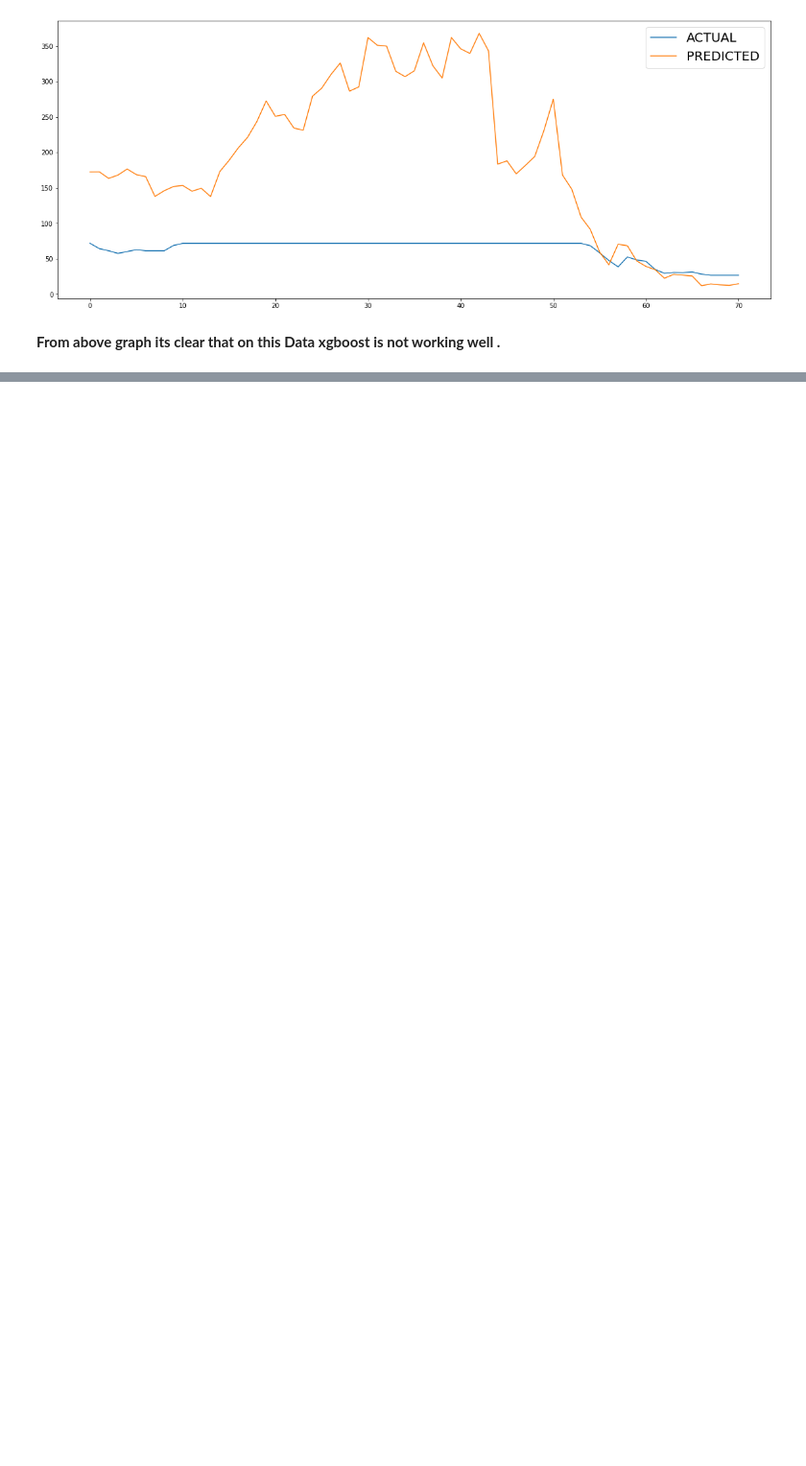
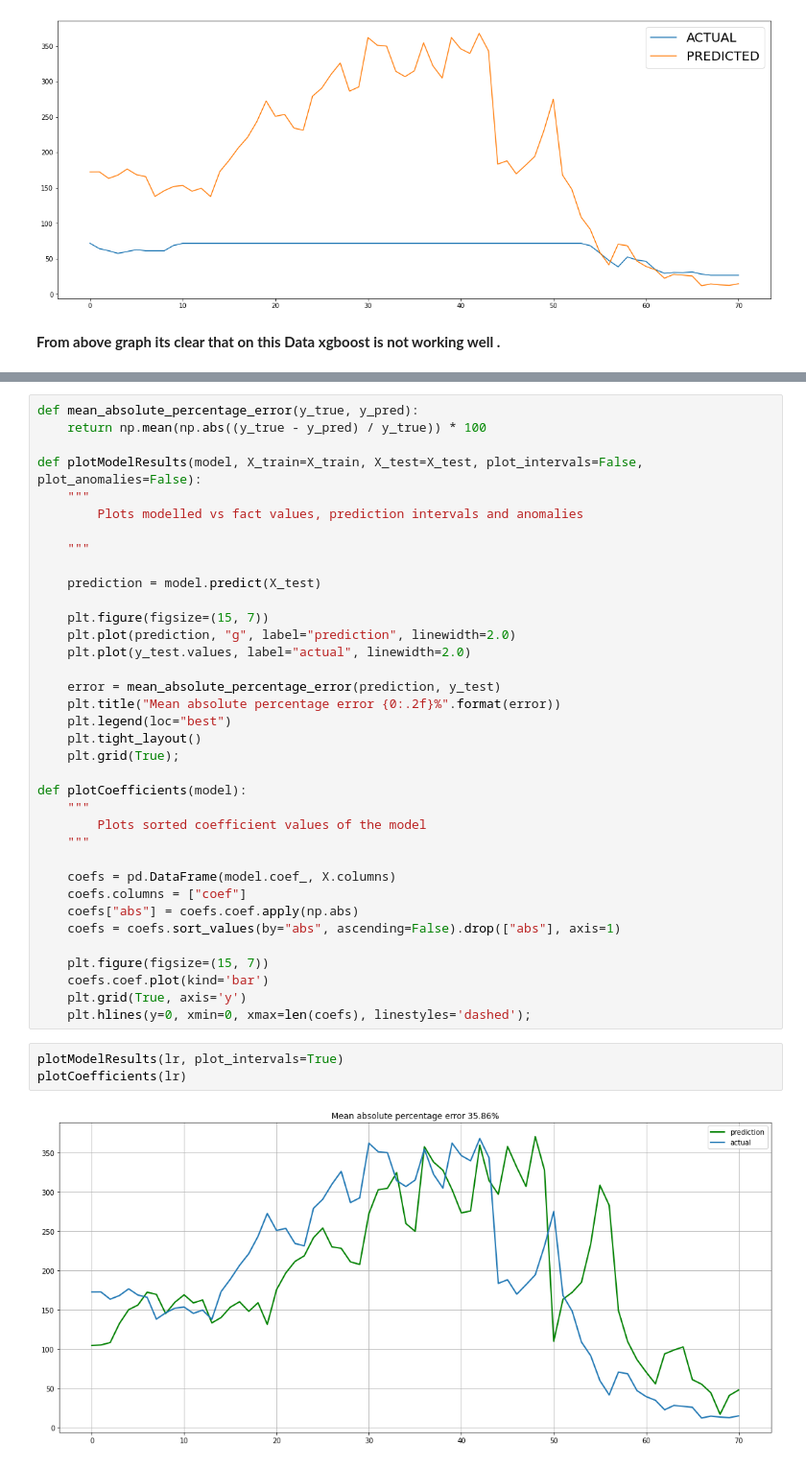
Before and after one commit to MiteshBhanushali/YesBankCloseStockPrice, a Jupyter notebook: Yes_Bank_Closing_Stock_Prediction.ipynb, the cells around one changed output, grey strips where cells are left out. Shown at 96% size. Cells and saved outputs as stored; diff of their text form; blank space fills up the shorter version.

```diff
--- a/Yes_Bank_Closing_Stock_Prediction.ipynb
+++ b/Yes_Bank_Closing_Stock_Prediction.ipynb
@@ -487,0 +596,41 @@ Evaluation Graph
+# %%
+def mean_absolute_percentage_error(y_true, y_pred):
+    return np.mean(np.abs((y_true - y_pred) / y_true)) * 100
+
+def plotModelResults(model, X_train=X_train, X_test=X_test, plot_intervals=False, plot_anomalies=False):
+    """
+        Plots modelled vs fact values, prediction intervals and anomalies
+
+    """
+
+    prediction = model.predict(X_test)
+
+    plt.figure(figsize=(15, 7))
+    plt.plot(prediction, "g", label="prediction", linewidth=2.0)
+    plt.plot(y_test.values, label="actual", linewidth=2.0)
+
+    error = mean_absolute_percentage_error(prediction, y_test)
+    plt.title("Mean absolute percentage error {0:.2f}%".format(error))
+    plt.legend(loc="best")
+    plt.tight_layout()
+    plt.grid(True);
+
+def plotCoefficients(model):
+    """
+        Plots sorted coefficient values of the model
+    """
+
+    coefs = pd.DataFrame(model.coef_, X.columns)
+    coefs.columns = ["coef"]
+    coefs["abs"] = coefs.coef.apply(np.abs)
+    coefs = coefs.sort_values(by="abs", ascending=False).drop(["abs"], axis=1)
+
+    plt.figure(figsize=(15, 7))
+    coefs.coef.plot(kind='bar')
+    plt.grid(True, axis='y')
+    plt.hlines(y=0, xmin=0, xmax=len(coefs), linestyles='dashed');
+# %%
+plotModelResults(lr, plot_intervals=True)
+plotCoefficients(lr)
+# %% [output]
+[figure, added]
```
Also changed, not shown: parts of 17 cells of this notebook.
